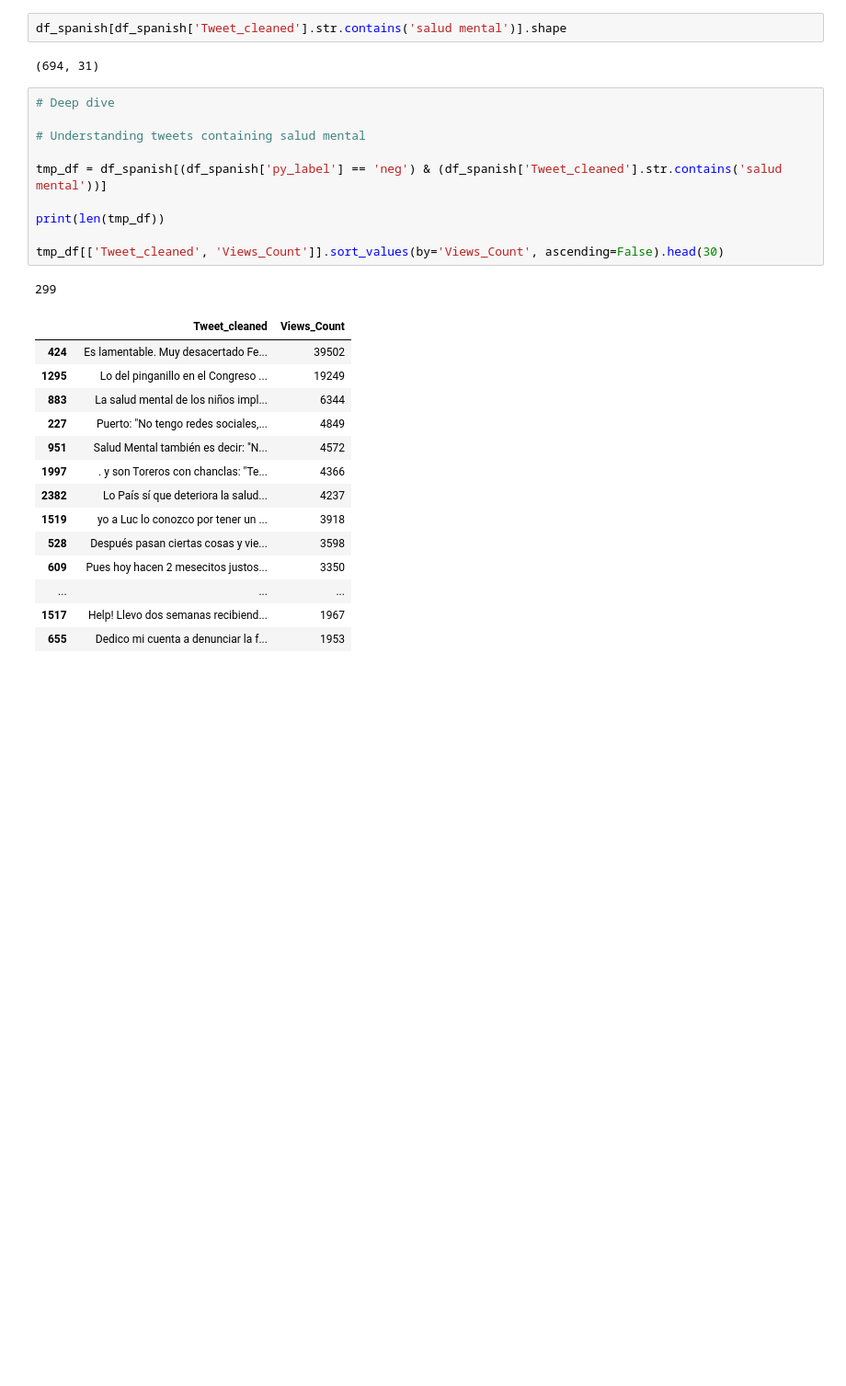
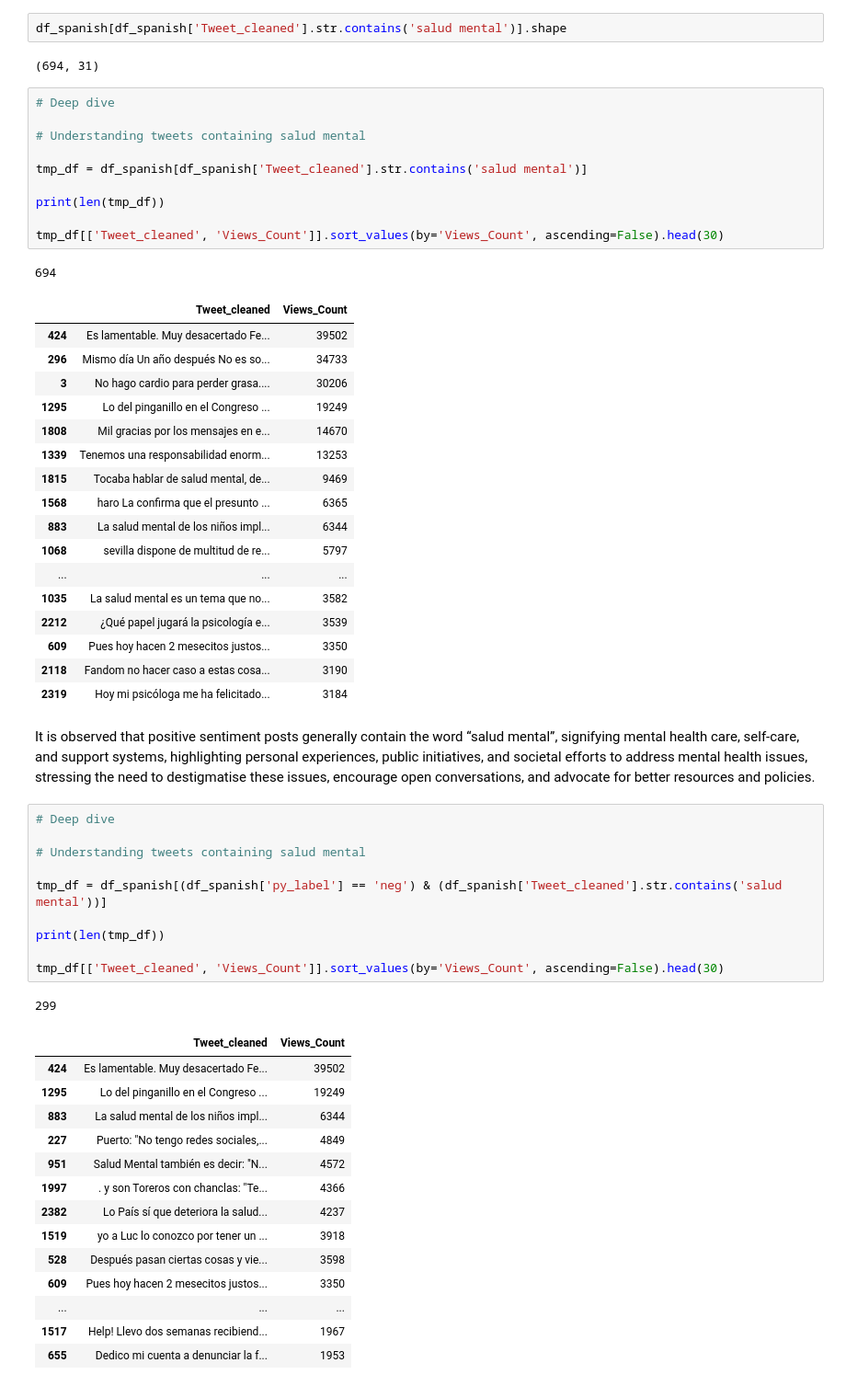
Before and after one commit to amandaaurora/twitter-nlp, a Jupyter notebook: twitter-nlp/02_analysis.ipynb, the cells around one changed output. Shown at 92% size. Drawn from its saved outputs; the diff is of its cells as text; blank space fills up the shorter version.

```diff
--- a/twitter-nlp/02_analysis.ipynb
+++ b/twitter-nlp/02_analysis.ipynb
@@ -727,6 +753,37 @@ plt.show()
 df_spanish[df_spanish['Tweet_cleaned'].str.contains('salud mental')].shape
 # %% [output]
 (694, 31)
+# %%
+# Deep dive
+
+# Understanding tweets containing salud mental
+
+tmp_df = df_spanish[df_spanish['Tweet_cleaned'].str.contains('salud mental')]
+
+print(len(tmp_df))
+
+tmp_df[['Tweet_cleaned', 'Views_Count']].sort_values(by='Views_Count', ascending=False).head(30)
+# %% [output]
+694
+|  | Tweet_cleaned | Views_Count |
+| 424 | Es lamentable. Muy desacertado Fe... | 39502 |
+| 296 | Mismo día Un año después No es so... | 34733 |
+| 3 | No hago cardio para perder grasa.... | 30206 |
+| 1295 | Lo del pinganillo en el Congreso ... | 19249 |
+| 1808 | Mil gracias por los mensajes en e... | 14670 |
+| 1339 | Tenemos una responsabilidad enorm... | 13253 |
+| 1815 | Tocaba hablar de salud mental, de... | 9469 |
+| 1568 | haro La confirma que el presunto ... | 6365 |
+| 883 | La salud mental de los niños impl... | 6344 |
+| 1068 | sevilla dispone de multitud de re... | 5797 |
+| ... | ... | ... |
+| 1035 | La salud mental es un tema que no... | 3582 |
+| 2212 | ¿Qué papel jugará la psicología e... | 3539 |
+| 609 | Pues hoy hacen 2 mesecitos justos... | 3350 |
+| 2118 | Fandom no hacer caso a estas cosa... | 3190 |
+| 2319 | Hoy mi psicóloga me ha felicitado... | 3184 |
+# %% [markdown]
+It is observed that positive sentiment posts generally contain the word “salud mental”, signifying mental health care, self-care, and support systems, highlighting personal experiences, public initiatives, and societal efforts to address mental health issues, stressing the need to destigmatise these issues, encourage open conversations, and advocate for better resources and policies.
 # %%
 # Deep dive
 
```
Also changed, not shown: parts of 38 cells of this notebook, 2 other files.
